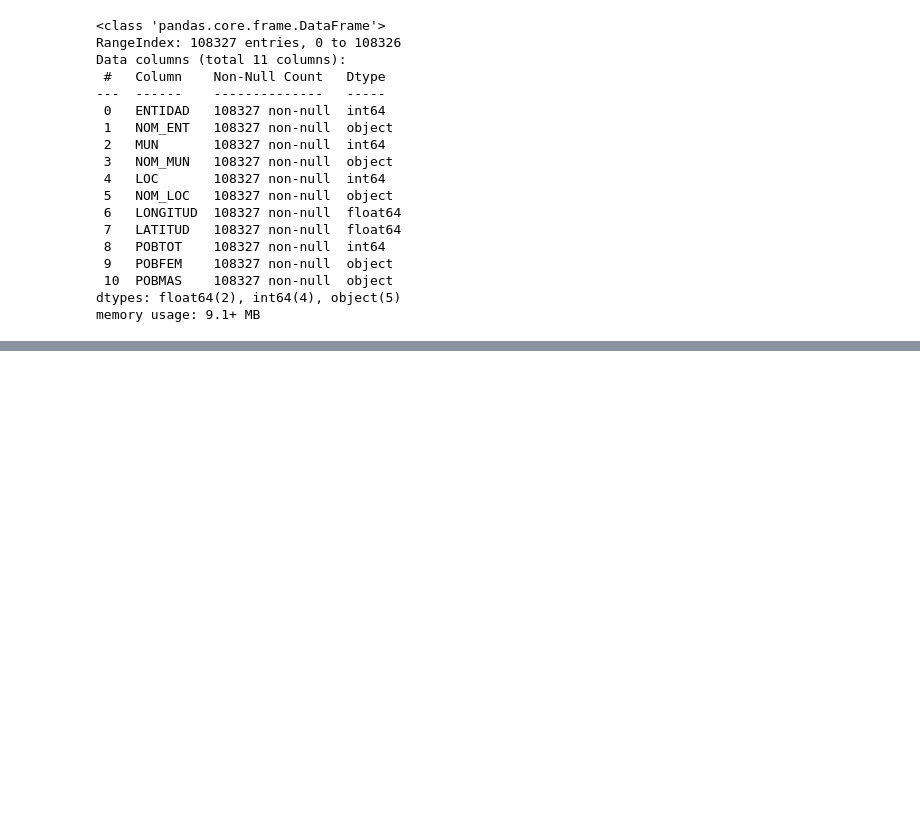
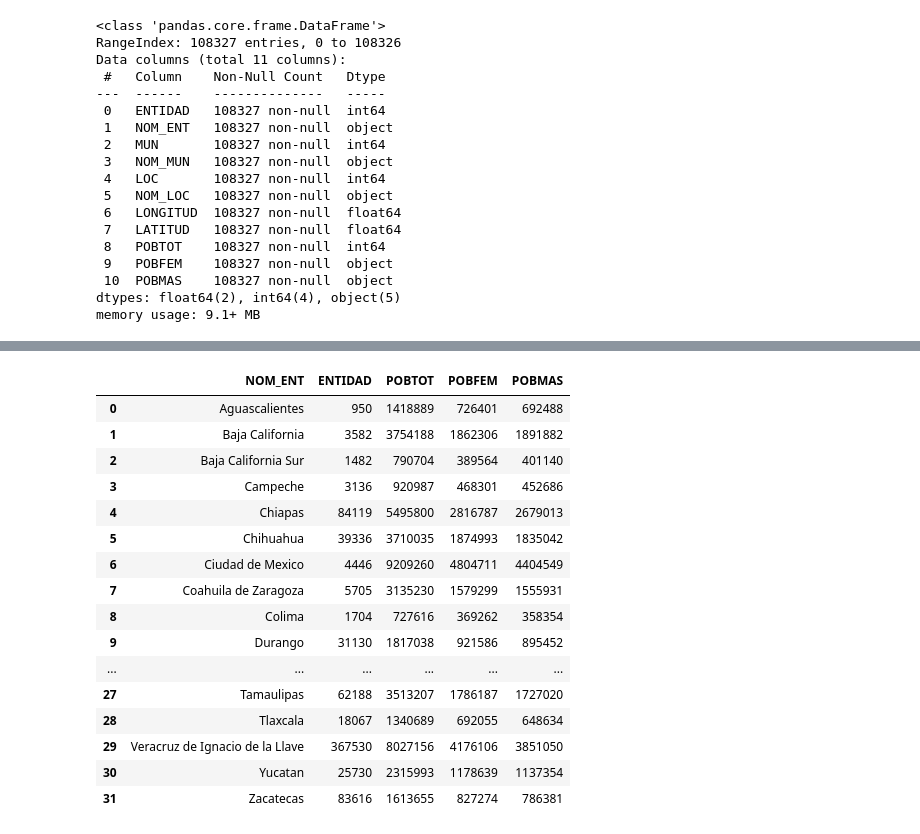
Before and after one commit to Pinedah/bda-p2-datawarehouse, a Jupyter notebook: datawarehouse.ipynb, the cells around one changed output, grey strips where cells are left out. Drawn from its saved outputs; the diff is of its cells as text; code cells hidden in the pictures; blank space fills up the shorter version.

```diff
--- a/datawarehouse.ipynb
+++ b/datawarehouse.ipynb
@@ -1813,0 +1842,41 @@ dw_poblacion = poblacion.copy()
+# %%
+# Seleccionar solo las columnas relacionadas con los estados y las numéricas
+columnas_estado = [
+    "ENTIDAD",
+    "NOM_ENT",
+    "POBTOT",
+    "POBFEM",
+    "POBMAS"
+]
+
+# Filtrar el dataset para mantener solo las columnas seleccionadas
+dw_poblacion_estados = dw_poblacion[columnas_estado].copy()
+
+# Asegurarse de que las columnas numéricas sean de tipo numérico
+dw_poblacion_estados["POBTOT"] = pd.to_numeric(dw_poblacion_estados["POBTOT"], errors="coerce")
+dw_poblacion_estados["POBFEM"] = pd.to_numeric(dw_poblacion_estados["POBFEM"], errors="coerce")
+dw_poblacion_estados["POBMAS"] = pd.to_numeric(dw_poblacion_estados["POBMAS"], errors="coerce")
+
+# Agrupar por estado (NOM_ENT) y calcular la media para las columnas numéricas
+dw_poblacion_estados = dw_poblacion_estados.groupby("NOM_ENT", as_index=False).sum()
+
+# Mostrar el resultado
+dw_poblacion_estados
+# %% [output]
+|  | NOM_ENT | ENTIDAD | POBTOT | POBFEM | POBMAS |
+| 0 | Aguascalientes | 950 | 1418889 | 726401 | 692488 |
+| 1 | Baja California | 3582 | 3754188 | 1862306 | 1891882 |
+| 2 | Baja California Sur | 1482 | 790704 | 389564 | 401140 |
+| 3 | Campeche | 3136 | 920987 | 468301 | 452686 |
+| 4 | Chiapas | 84119 | 5495800 | 2816787 | 2679013 |
+| 5 | Chihuahua | 39336 | 3710035 | 1874993 | 1835042 |
+| 6 | Ciudad de Mexico | 4446 | 9209260 | 4804711 | 4404549 |
+| 7 | Coahuila de Zaragoza | 5705 | 3135230 | 1579299 | 1555931 |
+| 8 | Colima | 1704 | 727616 | 369262 | 358354 |
+| 9 | Durango | 31130 | 1817038 | 921586 | 895452 |
+| ... | ... | ... | ... | ... | ... |
+| 27 | Tamaulipas | 62188 | 3513207 | 1786187 | 1727020 |
+| 28 | Tlaxcala | 18067 | 1340689 | 692055 | 648634 |
+| 29 | Veracruz de Ignacio de la Llave | 367530 | 8027156 | 4176106 | 3851050 |
+| 30 | Yucatan | 25730 | 2315993 | 1178639 | 1137354 |
+| 31 | Zacatecas | 83616 | 1613655 | 827274 | 786381 |
```
Also changed, not shown: parts of 12 cells of this notebook.
